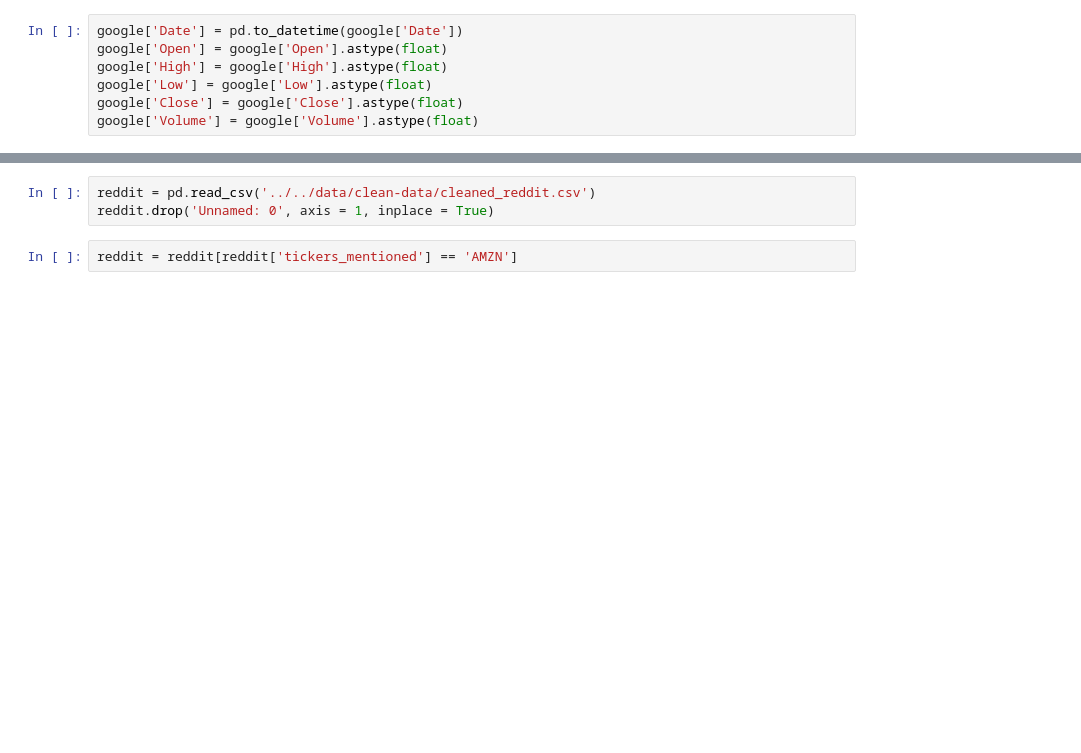
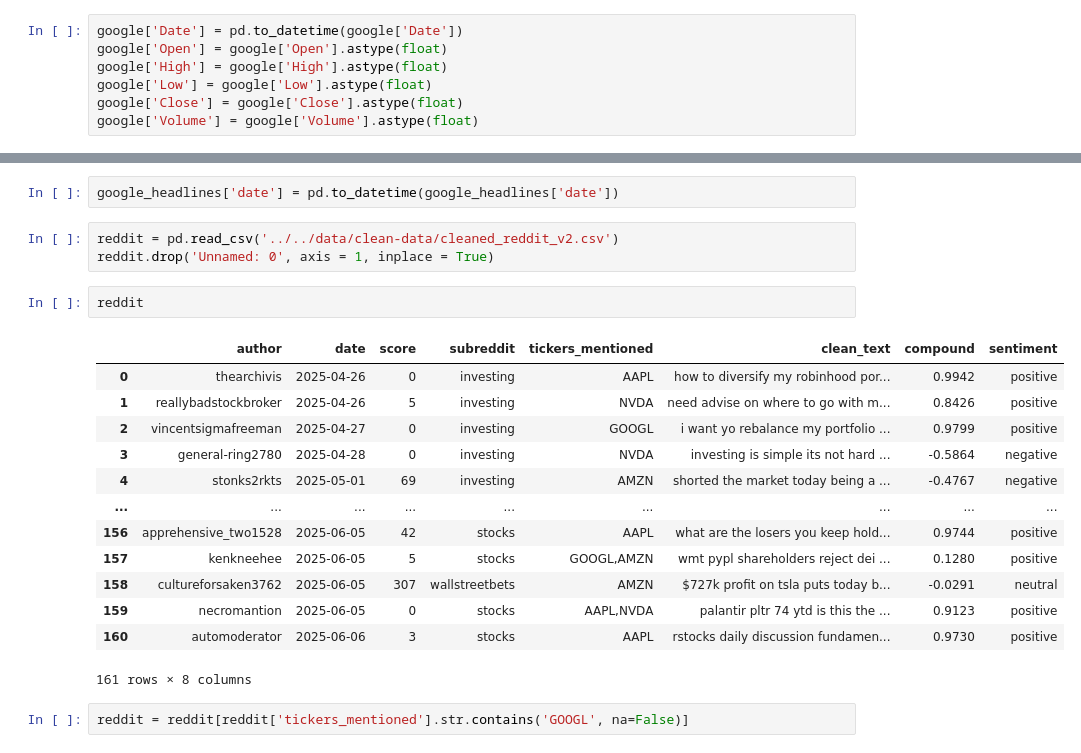
Before and after one commit to realaryagupta/investor-pulse, a Jupyter notebook: notebooks/merging/google-merging.ipynb, the cells around one changed output, grey strips where cells are left out. Cells and saved outputs as stored; diff of their text form; blank space fills up the shorter version.

```diff
--- a/notebooks/merging/google-merging.ipynb
+++ b/notebooks/merging/google-merging.ipynb
@@ -33,8 +33,26 @@ google_headlines.sample(5)
+# %%
+google_headlines['date'] = pd.to_datetime(google_headlines['date'])
 # %%
-reddit = pd.read_csv('../../data/clean-data/cleaned_reddit.csv')
+reddit = pd.read_csv('../../data/clean-data/cleaned_reddit_v2.csv')
 reddit.drop('Unnamed: 0', axis = 1, inplace = True)
+# %%
+reddit
+# %% [output]
+|  | author | date | score | subreddit | tickers_mentioned | clean_text | compound | sentiment |
+| 0 | thearchivis | 2025-04-26 | 0 | investing | AAPL | how to diversify my robinhood por... | 0.9942 | positive |
+| 1 | reallybadstockbroker | 2025-04-26 | 5 | investing | NVDA | need advise on where to go with m... | 0.8426 | positive |
+| 2 | vincentsigmafreeman | 2025-04-27 | 0 | investing | GOOGL | i want yo rebalance my portfolio ... | 0.9799 | positive |
+| 3 | general-ring2780 | 2025-04-28 | 0 | investing | NVDA | investing is simple its not hard ... | -0.5864 | negative |
+| 4 | stonks2rkts | 2025-05-01 | 69 | investing | AMZN | shorted the market today being a ... | -0.4767 | negative |
+| ... | ... | ... | ... | ... | ... | ... | ... | ... |
+| 156 | apprehensive_two1528 | 2025-06-05 | 42 | stocks | AAPL | what are the losers you keep hold... | 0.9744 | positive |
+| 157 | kenkneehee | 2025-06-05 | 5 | stocks | GOOGL,AMZN | wmt pypl shareholders reject dei ... | 0.1280 | positive |
+| 158 | cultureforsaken3762 | 2025-06-05 | 307 | wallstreetbets | AMZN | $727k profit on tsla puts today b... | -0.0291 | neutral |
+| 159 | necromantion | 2025-06-05 | 0 | stocks | AAPL,NVDA | palantir pltr 74 ytd is this the ... | 0.9123 | positive |
+| 160 | automoderator | 2025-06-06 | 3 | stocks | AAPL | rstocks daily discussion fundamen... | 0.9730 | positive |
+161 rows × 8 columns
 # %%
-reddit = reddit[reddit['tickers_mentioned'] == 'AMZN']
+reddit = reddit[reddit['tickers_mentioned'].str.contains('GOOGL', na=False)]
 # %%
 reddit
 # %% [output]
```
Also changed, not shown: parts of 21 cells of this notebook, 20 other files.
